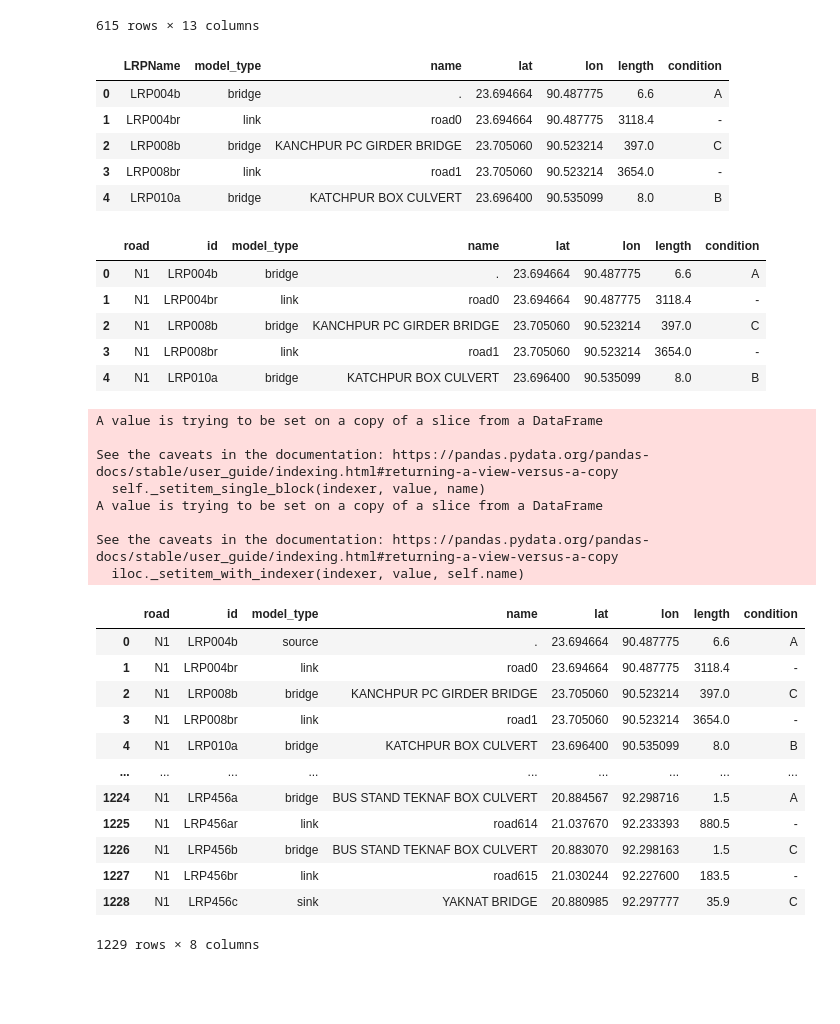
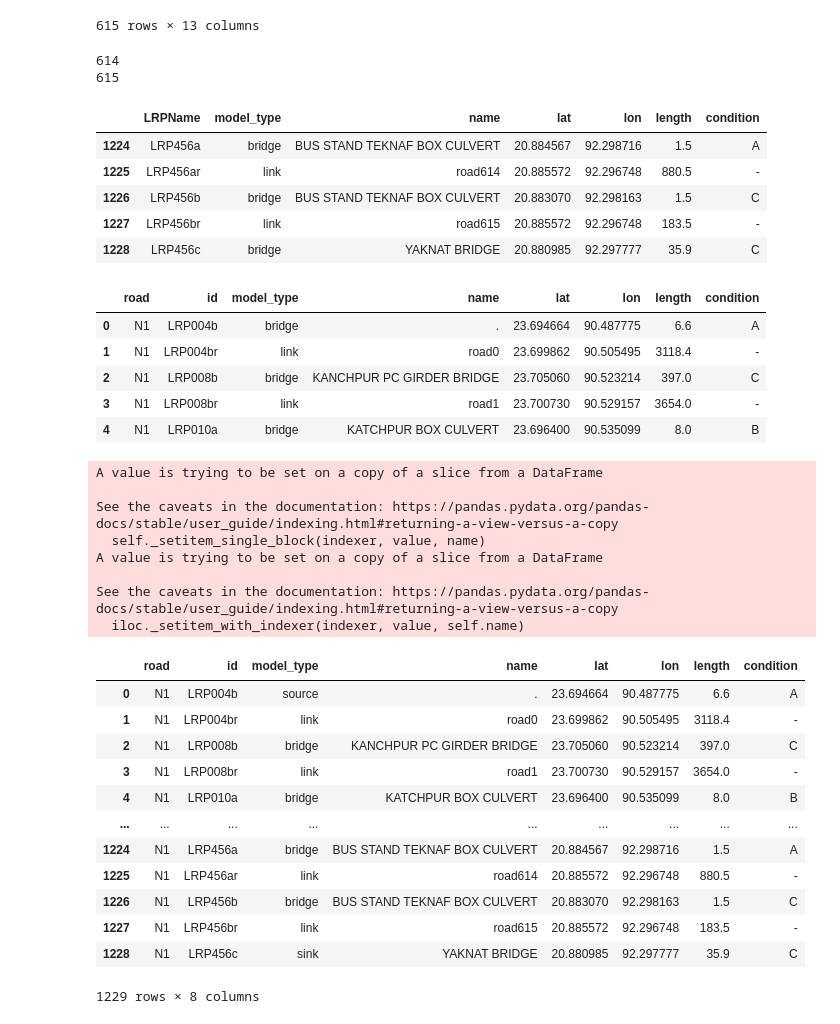
Before and after one commit to EwoutH/EPA1352-Adv-Simulation, a Jupyter notebook: EPA1352-G06-A2/notebooks/bridges_eda.ipynb, the cells around one changed output. Cells and saved outputs as stored; diff of their text form; code cells hidden in the pictures; blank space fills up the shorter version.

```diff
--- a/EPA1352-G06-A2/notebooks/bridges_eda.ipynb
+++ b/EPA1352-G06-A2/notebooks/bridges_eda.ipynb
@@ -142,27 +142,36 @@ bridges1
 # %%
 cols = ['LRPName', 'model_type', 'name', 'lat', 'lon', 'length', 'condition'] # Later column 'road' toevoegen.
 df = pd.DataFrame(columns=cols)
 for index, row in bridges1.iterrows():
     df = df.append(row[['LRPName', 'model_type', 'name', 'lat', 'lon', 'length', 'condition']], ignore_index=True)
     road_id = row['LRPName'] + 'r'
     road_index = f'road{index}'
     if index >= 616:
         break
-    road_lat = (row['lat'] + bridges.iloc[index+1]['lat']) / 2
-    road_lon = (row['lon'] + bridges.iloc[index+1]['lon']) / 2
+#     bride1_lat = row['lat']
+#     bride2_lat = row['lat']
+#     print(row['lat'])
+#     print(bridges1.iloc[index+1]['lat'])
+    try:
+        road_lat = (row['lat'] + bridges1.iloc[index+1]['lat']) / 2
+        road_lon = (row['lon'] + bridges1.iloc[index+1]['lon']) / 2
+    except:
+        print(index)
     road_length = row['dist']*1000 - row['length']
     road_condition = '-'
     new_row = {'LRPName' : road_id, 'model_type' : 'link', 'name' : road_index,
                'lat' : road_lat, 'lon' : road_lon, 'length' : road_length, 'condition' : road_condition}
     df = df.append(new_row, ignore_index=True)
-df.head()
+df.tail()
 # %% [output]
+614
+615
 |  | LRPName | model_type | name | lat | lon | length | condition |
-| 0 | LRP004b | bridge | . | 23.694664 | 90.487775 | 6.6 | A |
-| 1 | LRP004br | link | road0 | 23.694664 | 90.487775 | 3118.4 | - |
-| 2 | LRP008b | bridge | KANCHPUR PC GIRDER BRIDGE | 23.705060 | 90.523214 | 397.0 | C |
-| 3 | LRP008br | link | road1 | 23.705060 | 90.523214 | 3654.0 | - |
-| 4 | LRP010a | bridge | KATCHPUR BOX CULVERT | 23.696400 | 90.535099 | 8.0 | B |
+| 1224 | LRP456a | bridge | BUS STAND TEKNAF BOX CULVERT | 20.884567 | 92.298716 | 1.5 | A |
+| 1225 | LRP456ar | link | road614 | 20.885572 | 92.296748 | 880.5 | - |
+| 1226 | LRP456b | bridge | BUS STAND TEKNAF BOX CULVERT | 20.883070 | 92.298163 | 1.5 | C |
+| 1227 | LRP456br | link | road615 | 20.885572 | 92.296748 | 183.5 | - |
+| 1228 | LRP456c | bridge | YAKNAT BRIDGE | 20.880985 | 92.297777 | 35.9 | C |
 # %%
 result = df.copy()
 result.rename(columns={'LRPName' : 'id'}, inplace=True)
@@ -172,9 +181,9 @@ result1.head()
 # %% [output]
 |  | road | id | model_type | name | lat | lon | length | condition |
 | 0 | N1 | LRP004b | bridge | . | 23.694664 | 90.487775 | 6.6 | A |
-| 1 | N1 | LRP004br | link | road0 | 23.694664 | 90.487775 | 3118.4 | - |
+| 1 | N1 | LRP004br | link | road0 | 23.699862 | 90.505495 | 3118.4 | - |
 | 2 | N1 | LRP008b | bridge | KANCHPUR PC GIRDER BRIDGE | 23.705060 | 90.523214 | 397.0 | C |
-| 3 | N1 | LRP008br | link | road1 | 23.705060 | 90.523214 | 3654.0 | - |
+| 3 | N1 | LRP008br | link | road1 | 23.700730 | 90.529157 | 3654.0 | - |
 | 4 | N1 | LRP010a | bridge | KATCHPUR BOX CULVERT | 23.696400 | 90.535099 | 8.0 | B |
 # %%
 result1['model_type'].iloc[0] = 'source'
@@ -191,15 +200,15 @@ See the caveats in the documentation: https://pandas.pydata.org/pandas-docs/stab
   iloc._setitem_with_indexer(indexer, value, self.name)
 |  | road | id | model_type | name | lat | lon | length | condition |
 | 0 | N1 | LRP004b | source | . | 23.694664 | 90.487775 | 6.6 | A |
-| 1 | N1 | LRP004br | link | road0 | 23.694664 | 90.487775 | 3118.4 | - |
+| 1 | N1 | LRP004br | link | road0 | 23.699862 | 90.505495 | 3118.4 | - |
 | 2 | N1 | LRP008b | bridge | KANCHPUR PC GIRDER BRIDGE | 23.705060 | 90.523214 | 397.0 | C |
-| 3 | N1 | LRP008br | link | road1 | 23.705060 | 90.523214 | 3654.0 | - |
+| 3 | N1 | LRP008br | link | road1 | 23.700730 | 90.529157 | 3654.0 | - |
 | 4 | N1 | LRP010a | bridge | KATCHPUR BOX CULVERT | 23.696400 | 90.535099 | 8.0 | B |
 | ... | ... | ... | ... | ... | ... | ... | ... | ... |
 | 1224 | N1 | LRP456a | bridge | BUS STAND TEKNAF BOX CULVERT | 20.884567 | 92.298716 | 1.5 | A |
-| 1225 | N1 | LRP456ar | link | road614 | 21.037670 | 92.233393 | 880.5 | - |
+| 1225 | N1 | LRP456ar | link | road614 | 20.885572 | 92.296748 | 880.5 | - |
 | 1226 | N1 | LRP456b | bridge | BUS STAND TEKNAF BOX CULVERT | 20.883070 | 92.298163 | 1.5 | C |
-| 1227 | N1 | LRP456br | link | road615 | 21.030244 | 92.227600 | 183.5 | - |
+| 1227 | N1 | LRP456br | link | road615 | 20.885572 | 92.296748 | 183.5 | - |
 | 1228 | N1 | LRP456c | sink | YAKNAT BRIDGE | 20.880985 | 92.297777 | 35.9 | C |
 1229 rows × 8 columns
 # %%
```
Also changed, not shown: 1 other file.
